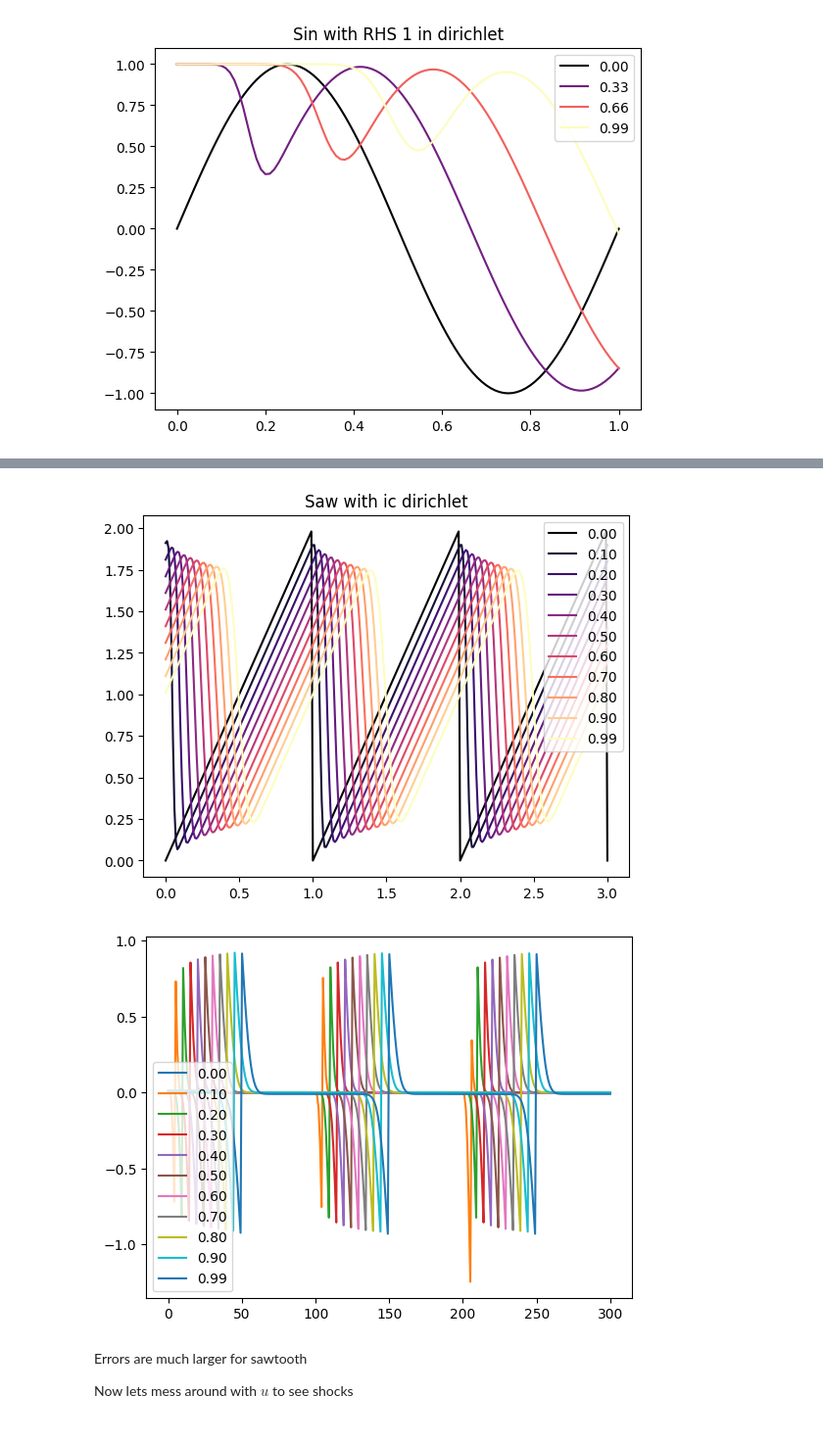
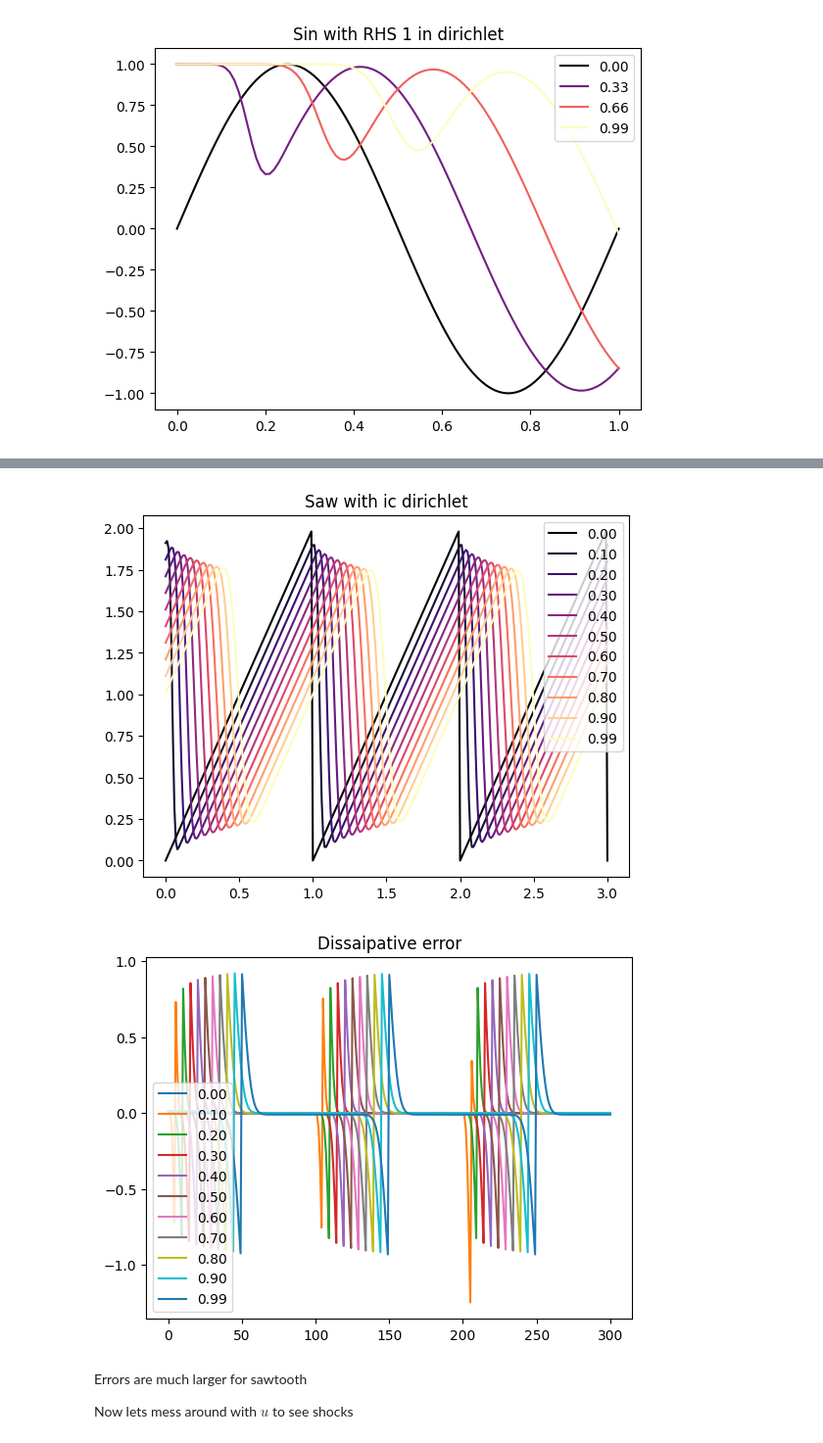
Before and after one commit to tristanpang/numerical-methods-notes, a Jupyter notebook: tutorial_sols/ps4.ipynb, the cells around one changed output, grey strips where cells are left out. Shown at 98% size. Saved outputs shown, nothing was run; the diff lists cells and outputs as text; code cells hidden in the pictures.

```diff
--- a/tutorial_sols/ps4.ipynb
+++ b/tutorial_sols/ps4.ipynb
@@ -96,6 +102,7 @@ plot_phis(*out)
 plt.show()
 
 for i in range(len(out[2])):
+    plt.title('Dissaipative error')
     plt.plot(out[2][i] - sin_ic(out[0]-u*out[1][i]), label=f"{out[1][i]:.2f}")
 plt.legend()
 plt.show()
@@ -105,16 +112,17 @@ plt.show()
 # %%
 plt.title('Saw with ic dirichlet')
 out = upwind(saw_ic, bc=saw_ic, u=.5, dx=0.01, L=3, dt=0.01, T=1, snapshots=10)
 plot_phis(*out)
 plt.show()
 
 for i in range(len(out[2])):
+    plt.title('Dissaipative error')
     plt.plot(out[2][i] - saw_ic(out[0]-u*out[1][i]), label=f"{out[1][i]:.2f}")
 plt.legend()
 plt.show()
 # %% [output]
 [figure]
-[figure, old version]
+[figure, new version]
 # %% [markdown]
 Errors are much larger for sawtooth
 
```
Also changed, not shown: parts of 6 cells of this notebook, 4 other files.
